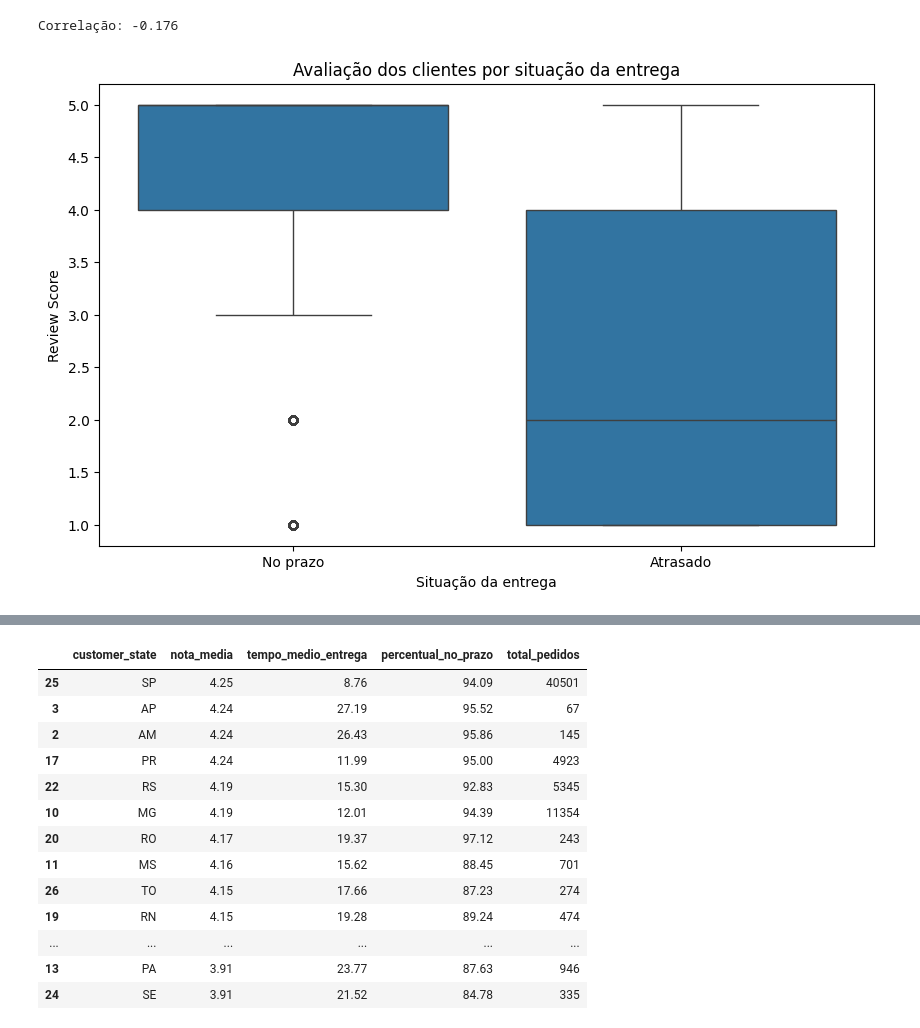
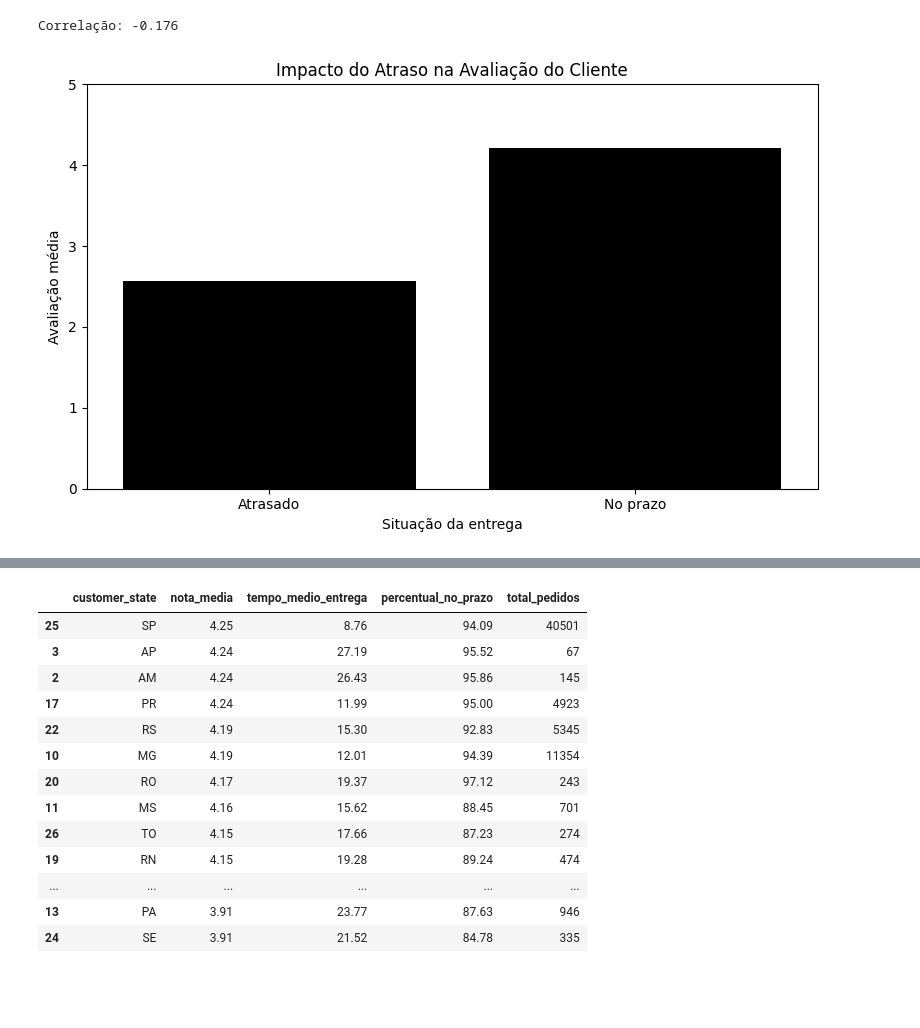
Before and after one commit to anasabrinars/Fase-1-FIAP, a Jupyter notebook: Logística_SLA.ipynb, the cells around one changed output, grey strips where cells are left out. Cells and saved outputs as stored; diff of their text form; code cells hidden in the pictures; blank space fills up the shorter version.

```diff
--- a/Logística_SLA.ipynb
+++ b/Logística_SLA.ipynb
@@ -279,24 +315,55 @@ correlacao_valor = correlacao.loc[
 print('Correlação:', round(correlacao_valor, 3))
 # %% [output]
 Correlação: -0.176
-# %%
-# visualização gráfico
-
-plt.figure(figsize=(10, 6))
-
-sns.boxplot(
-    data=df_atraso_reviews,
-    x='situacao_entrega',
-    y='review_score'
-)
-
-plt.title('Avaliação dos clientes por situação da entrega')
-plt.xlabel('Situação da entrega')
-plt.ylabel('Review Score')
-
-plt.show()
-# %% [output]
-[figure, removed]
+# %%
+# visualização gráfico
+
+# Média das avaliações por situação da entrega
+avaliacao_atraso = (
+    df_atraso_reviews
+    .groupby('situacao_entrega')['review_score']
+    .mean()
+    .reset_index()
+)
+
+# Criar gráfico
+fig, ax = plt.subplots(figsize=(8, 5))
+
+sns.barplot(
+    data=avaliacao_atraso,
+    x='situacao_entrega',
+    y='review_score',
+    color='black',
+    ax=ax
+)
+
+plt.title('Impacto do Atraso na Avaliação do Cliente')
+plt.xlabel('Situação da entrega')
+plt.ylabel('Avaliação média')
+plt.ylim(0, 5)
+
+# Deixar fundo totalmente transparente
+fig.patch.set_facecolor('none')
+ax.set_facecolor('none')
+fig.patch.set_alpha(0)
+ax.patch.set_alpha(0)
+
+# Remover linhas de grade
+ax.grid(False)
+
+plt.tight_layout()
+
+# Salvar PNG com fundo transparente
+plt.savefig(
+    'avaliacao_atraso.png',
+    dpi=300,
+    transparent=True,
+    bbox_inches='tight'
+)
+
+plt.show()
+# %% [output]
+[figure, added]
 # %%
 # adicionando base de customers
 
```
Also changed, not shown: parts of 4 cells of this notebook.
